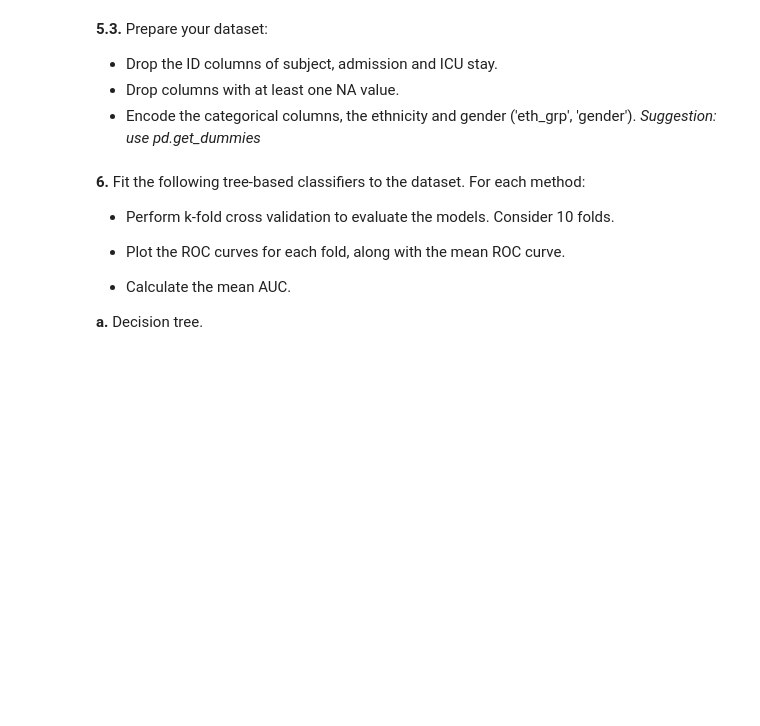
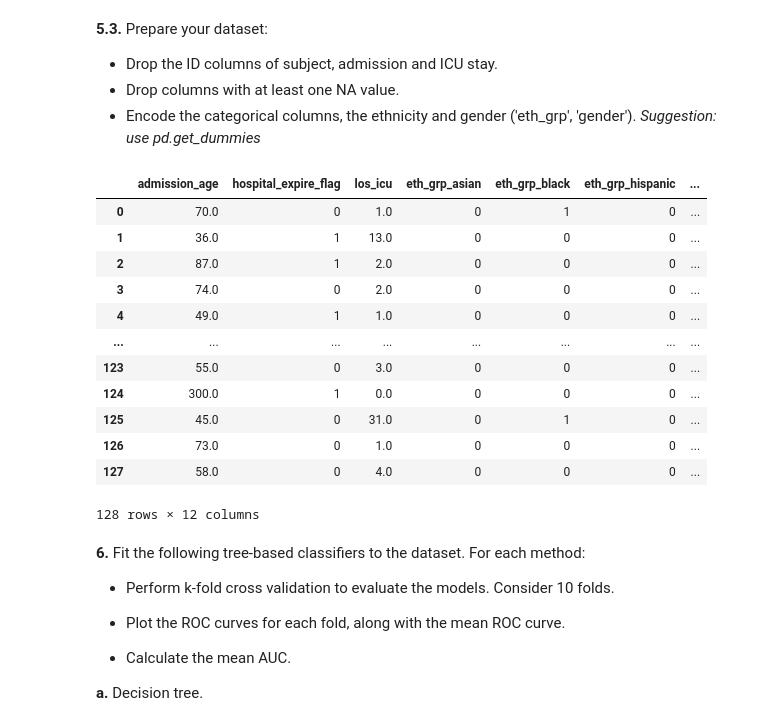
Before and after one commit to LuisLopes25/Assignment2, a Jupyter notebook: Assignment2_tofill.ipynb, the cells around one changed output. Saved outputs shown, nothing was run; the diff lists cells and outputs as text; code cells hidden in the pictures; blank space fills up the shorter version.

```diff
--- a/Assignment2_tofill.ipynb
+++ b/Assignment2_tofill.ipynb
@@ -174,6 +262,26 @@ query = "SELECT pivoted_lab.*," +\
 * Drop the ID columns of subject, admission and ICU stay.
 * Drop columns with at least one NA value.
 * Encode the categorical columns, the ethnicity and gender ('eth_grp', 'gender'). *Suggestion: use pd.get_dummies*
+# %%
+dummies = pd.get_dummies(dataset_table[['eth_grp', 'gender']])
+dataset_table = pd.concat([dataset_table, dummies[['eth_grp_asian', 'eth_grp_black' ,'eth_grp_hispanic', 'eth_grp_native', 'eth_grp_other', 'eth_grp_unknown', 'eth_grp_white', 'gender_F', 'gender_M']]], axis=1)
+dataset_table.drop(['subject_id', 'hadm_id', 'icustay_id','eth_grp', 'gender'], inplace=True, axis=1)
+dataset_table = dataset_table.dropna(axis='columns')
+dataset_table
+# %% [output]
+|  | admission_age | hospital_expire_flag | los_icu | eth_grp_asian | eth_grp_black | eth_grp_hispanic | ... |
+| 0 | 70.0 | 0 | 1.0 | 0 | 1 | 0 | ... |
+| 1 | 36.0 | 1 | 13.0 | 0 | 0 | 0 | ... |
+| 2 | 87.0 | 1 | 2.0 | 0 | 0 | 0 | ... |
+| 3 | 74.0 | 0 | 2.0 | 0 | 0 | 0 | ... |
+| 4 | 49.0 | 1 | 1.0 | 0 | 0 | 0 | ... |
+| ... | ... | ... | ... | ... | ... | ... | ... |
+| 123 | 55.0 | 0 | 3.0 | 0 | 0 | 0 | ... |
+| 124 | 300.0 | 1 | 0.0 | 0 | 0 | 0 | ... |
+| 125 | 45.0 | 0 | 31.0 | 0 | 1 | 0 | ... |
+| 126 | 73.0 | 0 | 1.0 | 0 | 0 | 0 | ... |
+| 127 | 58.0 | 0 | 4.0 | 0 | 0 | 0 | ... |
+128 rows × 12 columns
 # %% [markdown]
 **6.** Fit the following tree-based classifiers to the dataset. For each method:
 
```
Also changed, not shown: parts of 6 cells of this notebook.
